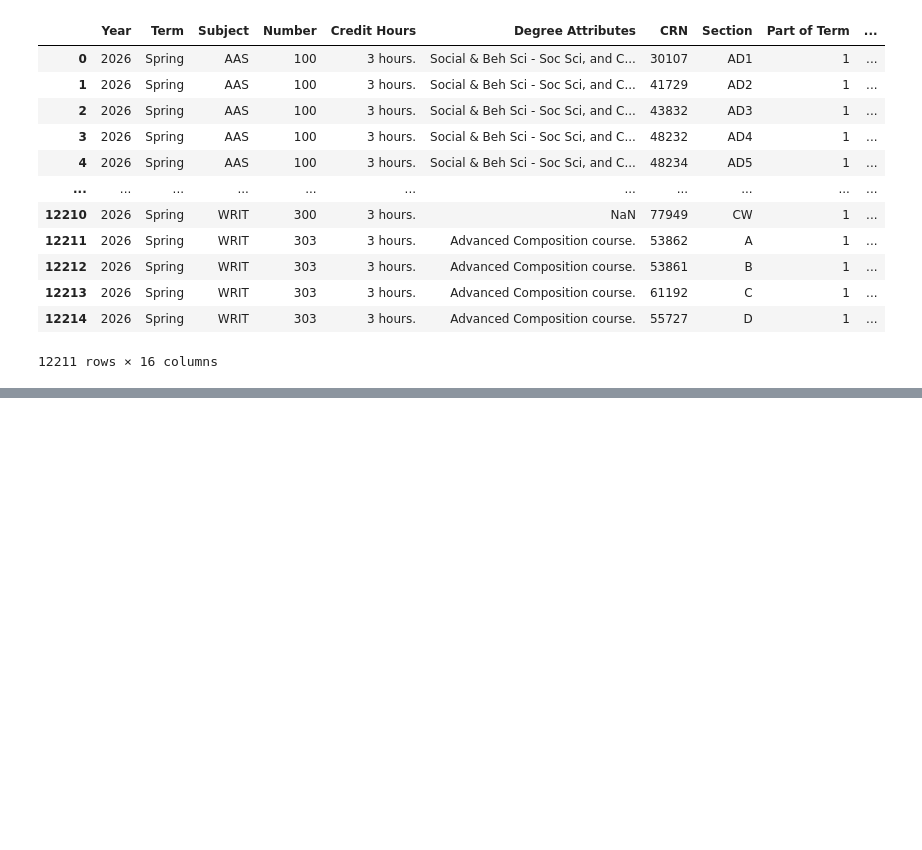
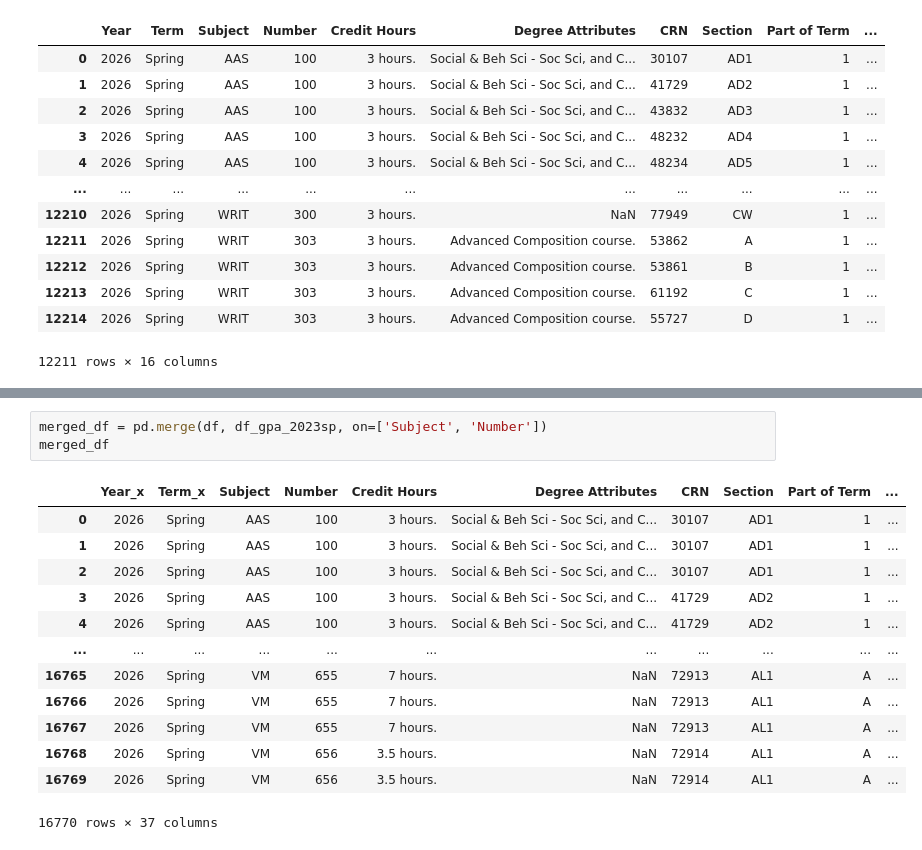
Before and after one commit to CS196Illinois/FA25-Group5, a Jupyter notebook: Hankun Wang/Jupyter/notebook.ipynb, the cells around one changed output, grey strips where cells are left out. Saved outputs shown, nothing was run; the diff lists cells and outputs as text; blank space fills up the shorter version.

```diff
--- a/Hankun Wang/Jupyter/notebook.ipynb
+++ b/Hankun Wang/Jupyter/notebook.ipynb
@@ -76,0 +91,17 @@ df.info
+# %%
+merged_df = pd.merge(df, df_gpa_2023sp, on=['Subject', 'Number'])
+merged_df
+# %% [output]
+|  | Year_x | Term_x | Subject | Number | Credit Hours | Degree Attributes | CRN | Section | Part of Term | ... |
+| 0 | 2026 | Spring | AAS | 100 | 3 hours. | Social & Beh Sci - Soc Sci, and C... | 30107 | AD1 | 1 | ... |
+| 1 | 2026 | Spring | AAS | 100 | 3 hours. | Social & Beh Sci - Soc Sci, and C... | 30107 | AD1 | 1 | ... |
+| 2 | 2026 | Spring | AAS | 100 | 3 hours. | Social & Beh Sci - Soc Sci, and C... | 30107 | AD1 | 1 | ... |
+| 3 | 2026 | Spring | AAS | 100 | 3 hours. | Social & Beh Sci - Soc Sci, and C... | 41729 | AD2 | 1 | ... |
+| 4 | 2026 | Spring | AAS | 100 | 3 hours. | Social & Beh Sci - Soc Sci, and C... | 41729 | AD2 | 1 | ... |
+| ... | ... | ... | ... | ... | ... | ... | ... | ... | ... | ... |
+| 16765 | 2026 | Spring | VM | 655 | 7 hours. | NaN | 72913 | AL1 | A | ... |
+| 16766 | 2026 | Spring | VM | 655 | 7 hours. | NaN | 72913 | AL1 | A | ... |
+| 16767 | 2026 | Spring | VM | 655 | 7 hours. | NaN | 72913 | AL1 | A | ... |
+| 16768 | 2026 | Spring | VM | 656 | 3.5 hours. | NaN | 72914 | AL1 | A | ... |
+| 16769 | 2026 | Spring | VM | 656 | 3.5 hours. | NaN | 72914 | AL1 | A | ... |
+16770 rows × 37 columns
```
Also changed, not shown: parts of 2 cells of this notebook.
